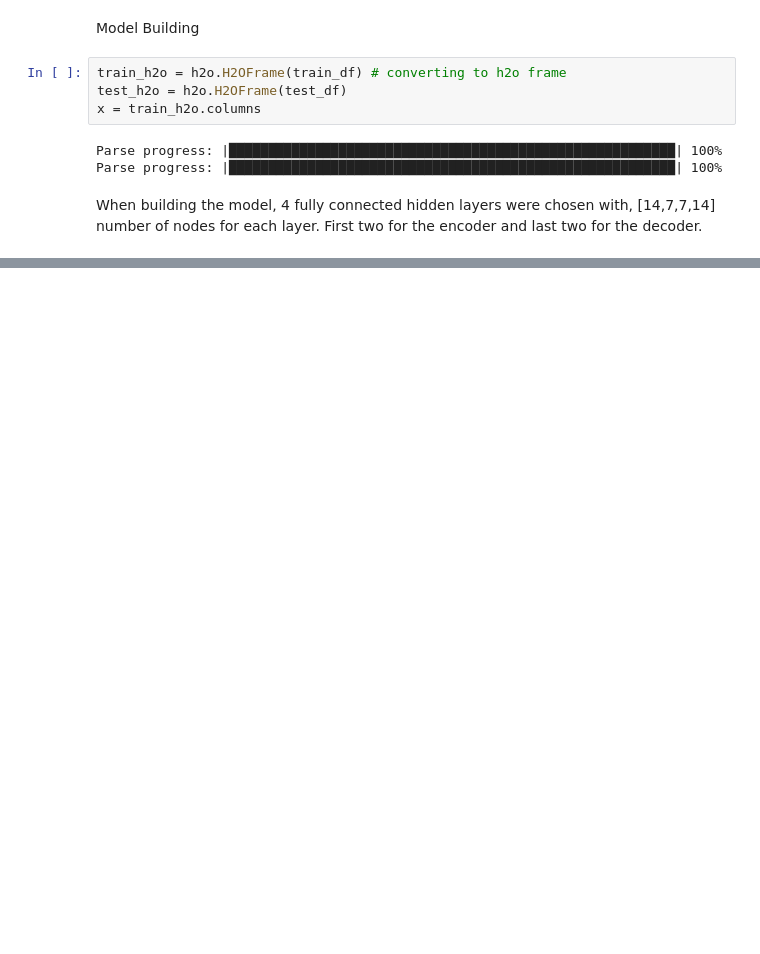
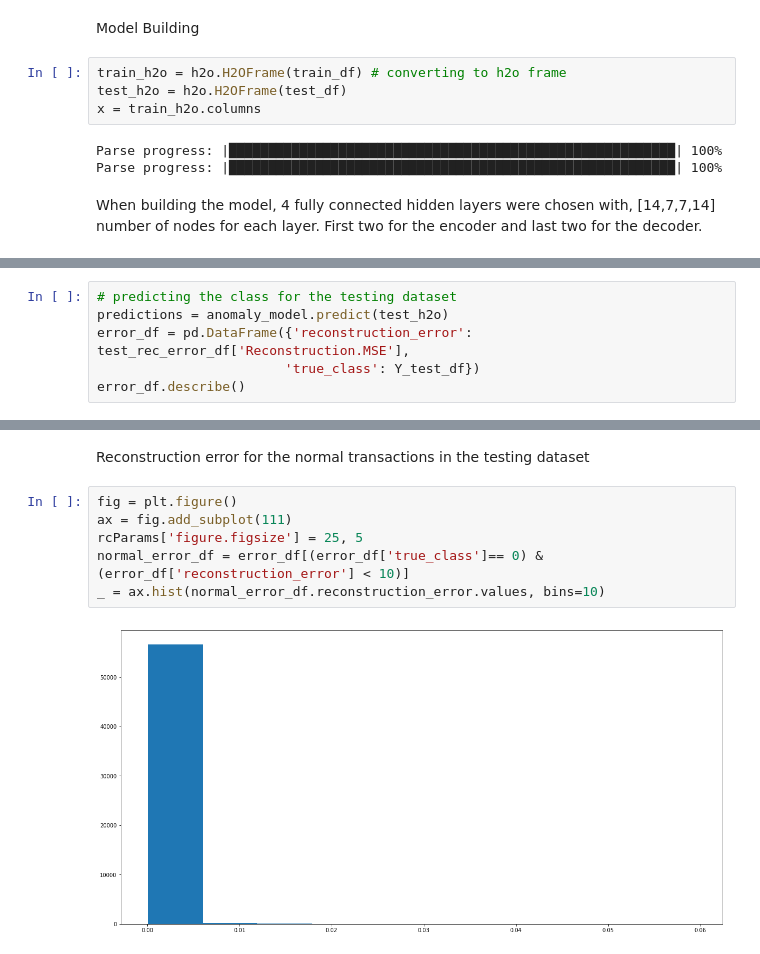
Before and after one commit to kumarnikhil936/FraudDetectionUsingAutoencoders, a Jupyter notebook: autoencoder_h2o.ipynb, the cells around one changed output, grey strips where cells are left out. Drawn from its saved outputs; the diff is of its cells as text; blank space fills up the shorter version.

```diff
--- a/autoencoder_h2o.ipynb
+++ b/autoencoder_h2o.ipynb
@@ -189,0 +275,6 @@ deeplearning Model Build progress: |██████████████
+# %%
+# predicting the class for the testing dataset
+predictions = anomaly_model.predict(test_h2o)
+error_df = pd.DataFrame({'reconstruction_error': test_rec_error_df['Reconstruction.MSE'],
+                        'true_class': Y_test_df})
+error_df.describe()
@@ -189,0 +292,10 @@ deeplearning Model Build progress: |██████████████
+# %% [markdown]
+Reconstruction error for the normal transactions in the testing dataset
+# %%
+fig = plt.figure()
+ax = fig.add_subplot(111)
+rcParams['figure.figsize'] = 25, 5
+normal_error_df = error_df[(error_df['true_class']== 0) & (error_df['reconstruction_error'] < 10)]
+_ = ax.hist(normal_error_df.reconstruction_error.values, bins=10)
+# %% [output]
+[figure, added]
```
Also changed, not shown: parts of 27 cells of this notebook.
